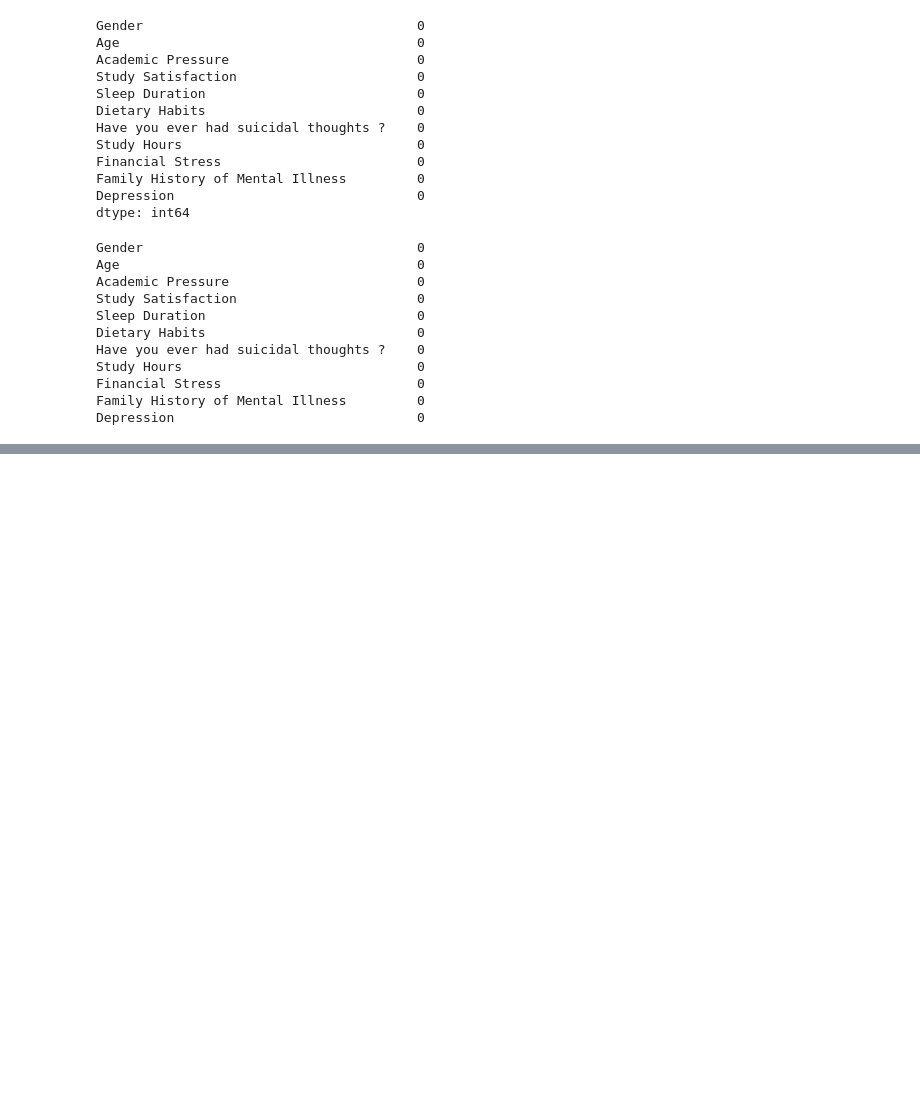
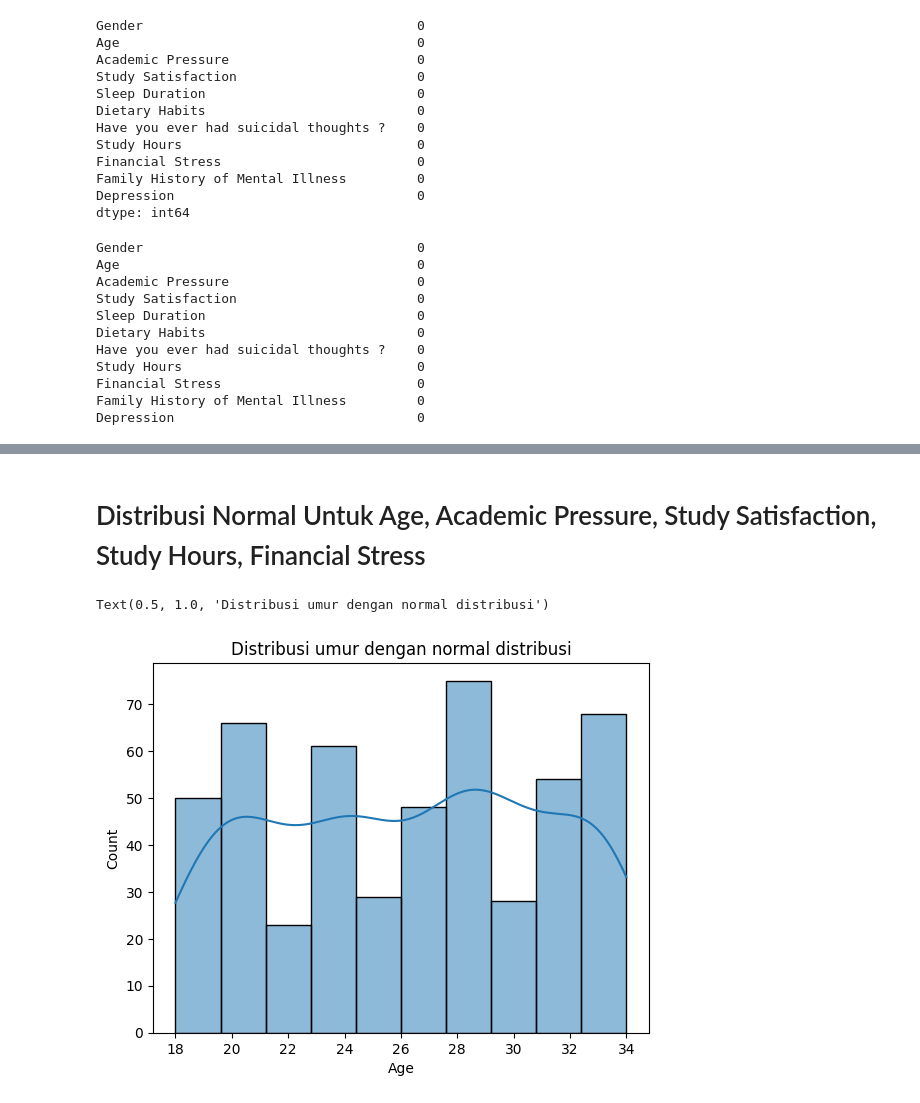
Before and after one commit to alifroject/DataMining, a Jupyter notebook: Depression_Students.ipynb, the cells around one changed output, grey strips where cells are left out. Cells and saved outputs as stored; diff of their text form; code cells hidden in the pictures; blank space fills up the shorter version.

```diff
--- a/Depression_Students.ipynb
+++ b/Depression_Students.ipynb
@@ -88,0 +103,12 @@ Depression                               0
+# %% [markdown]
+# Distribusi Normal Untuk Age, Academic Pressure, Study Satisfaction, Study Hours, Financial Stress
+# %%
+import seaborn as sns
+import matplotlib.pyplot as plt
+
+sns.histplot(df["Age"], kde=True)
+
+plt.title("Distribusi umur dengan normal distribusi")
+# %% [output]
+Text(0.5, 1.0, 'Distribusi umur dengan normal distribusi')
+[figure, added]
```
Also changed, not shown: parts of 2 cells of this notebook.
